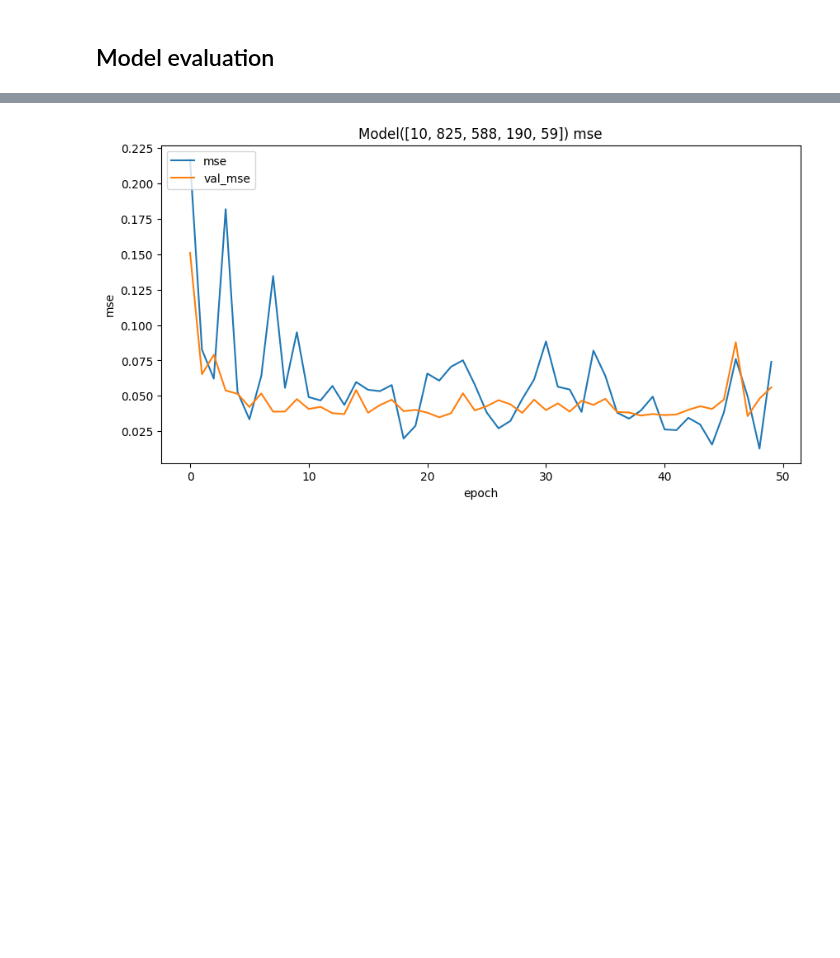
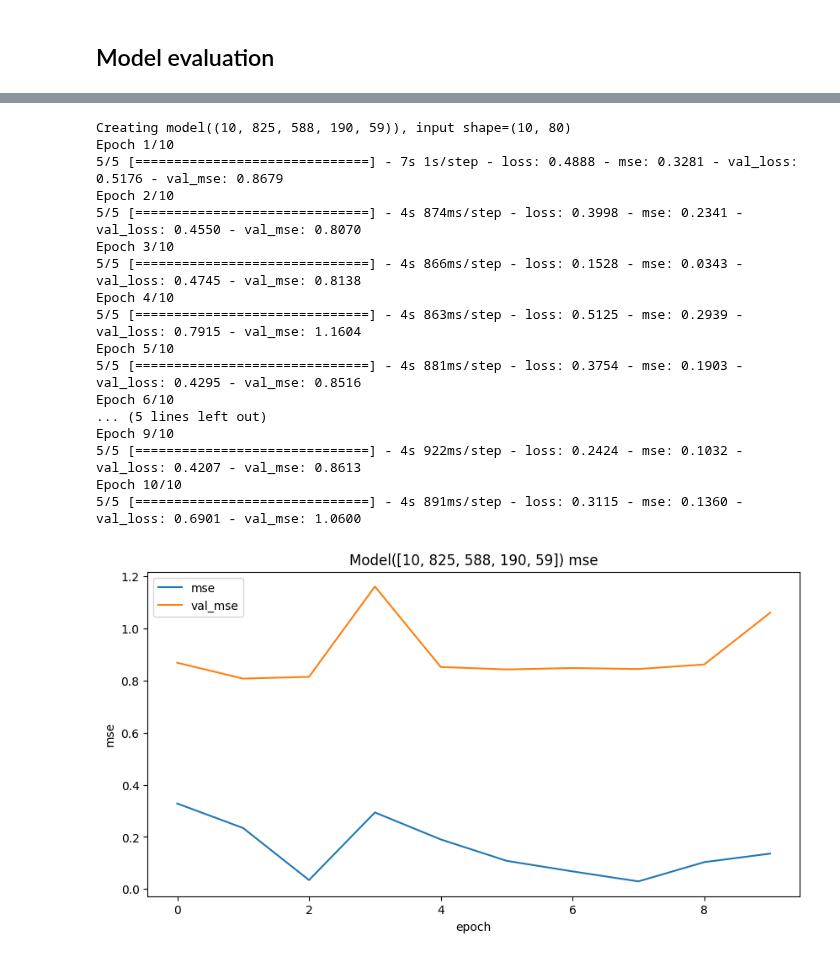
Before and after one commit to DmitryPukhov/pytrade2, a Jupyter notebook: analysis/Predict low high models.ipynb, the cells around one changed output, grey strips where cells are left out. Cells and saved outputs as stored; diff of their text form; code cells hidden in the pictures; blank space fills up the shorter version.

Commit message:
Don't use robust scaler for time columns

```diff
--- a/analysis/Predict low high models.ipynb
+++ b/analysis/Predict low high models.ipynb
@@ -95,6 +95,19 @@ X,y=X_bot,y_raw
 # %%
 from sklearn.pipeline import Pipeline
 from sklearn.preprocessing import StandardScaler, RobustScaler, MinMaxScaler
+from keras import Sequential, Input
+from keras.layers import Dense, Dropout
+from keras.preprocessing.sequence import TimeseriesGenerator
+from sklearn.compose import ColumnTransformer, TransformedTargetRegressor
+from sklearn.pipeline import Pipeline
+from sklearn.preprocessing import StandardScaler, MinMaxScaler, RobustScaler
+from scikeras.wrappers import KerasRegressor
+from keras.layers import *
+from keras.layers import LSTM
+from sklearn.compose import ColumnTransformer, make_column_selector
+import matplotlib.pyplot as plt
+import tensorflow as tf
+import keras_tuner
 
 def train_test_split(X,y):
     test_size=0.3
@@ -104,15 +117,19 @@ def train_test_split(X,y):
     float_cols = list(set(X.columns)-set(time_cols))
 
     # Train/test split
-    x_pipe = ColumnTransformer(
-        [("xrs",RobustScaler(), float_cols),
-         #("xss", StandardScaler()),
-         ("xmms", MinMaxScaler(), X.columns)])
+#     x_scaler =
+
+    x_scaler = ColumnTransformer([("xrs",RobustScaler(), float_cols)], remainder="passthrough")
+
+    x_pipe = Pipeline(
+        [("xscaler", ColumnTransformer([("xrs",RobustScaler(), float_cols)], remainder="passthrough")),
+         ("xmms",MinMaxScaler())])
+
+
     x_pipe.fit(X_train)
 
     y_pipe = Pipeline(
         [("yrs", RobustScaler()),
-         #("yss",StandardScaler()),
          ("ymms",MinMaxScaler())])
     y_pipe.fit(y_train)
 
@@ -360,7 +377,7 @@ def plot_history(model_name, history, metric=None):
 
 def fit_model(model, train_gen, test_gen):
     # Fit the model
-    epochs=50
+    epochs=10
     steps_per_epoch=5
     history=model.fit(train_gen, validation_data=test_gen, epochs=epochs, steps_per_epoch=steps_per_epoch)
     return history
@@ -405 +415,18 @@ Epoch 50/50
+Creating model((10, 825, 588, 190, 59)), input shape=(10, 80)
+Epoch 1/10
+5/5 [==============================] - 7s 1s/step - loss: 0.4888 - mse: 0.3281 - val_loss: 0.5176 - val_mse: 0.8679
+Epoch 2/10
+5/5 [==============================] - 4s 874ms/step - loss: 0.3998 - mse: 0.2341 - val_loss: 0.4550 - val_mse: 0.8070
+Epoch 3/10
+5/5 [==============================] - 4s 866ms/step - loss: 0.1528 - mse: 0.0343 - val_loss: 0.4745 - val_mse: 0.8138
+Epoch 4/10
+5/5 [==============================] - 4s 863ms/step - loss: 0.5125 - mse: 0.2939 - val_loss: 0.7915 - val_mse: 1.1604
+Epoch 5/10
+5/5 [==============================] - 4s 881ms/step - loss: 0.3754 - mse: 0.1903 - val_loss: 0.4295 - val_mse: 0.8516
+Epoch 6/10
+... (5 lines left out)
+Epoch 9/10
+5/5 [==============================] - 4s 922ms/step - loss: 0.2424 - mse: 0.1032 - val_loss: 0.4207 - val_mse: 0.8613
+Epoch 10/10
+5/5 [==============================] - 4s 891ms/step - loss: 0.3115 - mse: 0.1360 - val_loss: 0.6901 - val_mse: 1.0600
-[figure, old version]
+[figure, new version]
```
Also changed, not shown: parts of 3 cells of this notebook, 3 other files.
